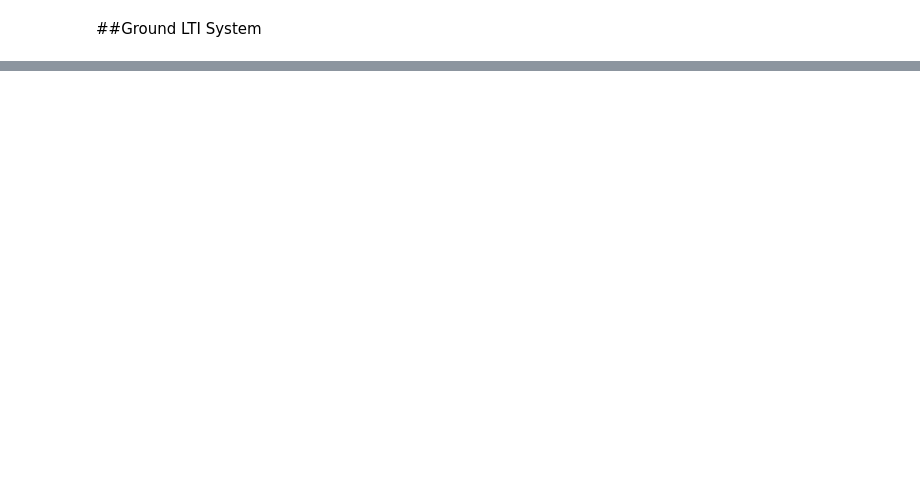
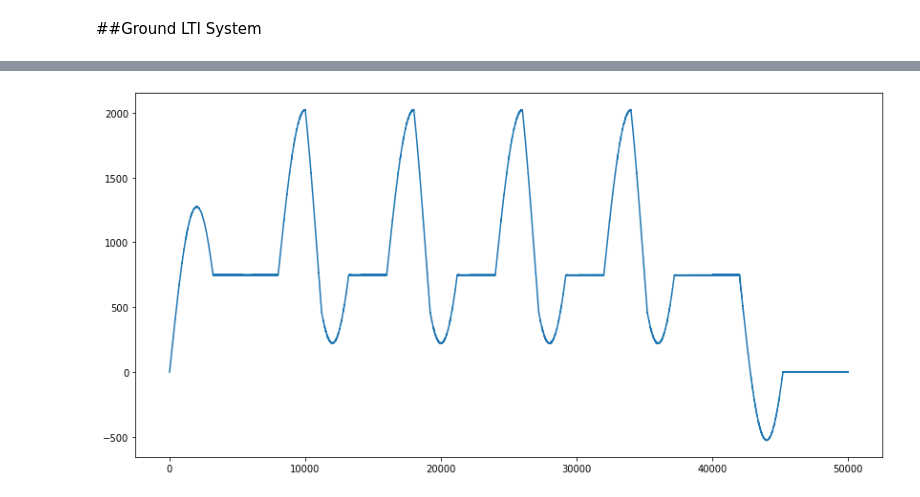
Before and after one commit to psukphranee/Python, a Jupyter notebook: SAR_Scratch_4.ipynb, the cells around one changed output, grey strips where cells are left out. Saved outputs shown, nothing was run; the diff lists cells and outputs as text; code cells hidden in the pictures; blank space fills up the shorter version.

```diff
--- a/SAR_Scratch_4.ipynb
+++ b/SAR_Scratch_4.ipynb
@@ -224,0 +271,21 @@ g = g*d_tau
+# %%
+#padding
+padding = np.zeros((1, n_g)).reshape(1,-1)
+pulse_padded = np.concatenate((padding, pulse, padding), axis=1)
+
+#convolution matrix flip
+Convolution_Matrix_flipped = np.flip(Convolution_Matrix)
+
+#
+reflection = np.zeros((1, pulse_padded.shape[1]-n_g))
+
+for i in range(pulse_padded.shape[1]-n_g):
+  pass
+  #print(pulse_padded[0,i:i+n_g].shape)
+  reflection[0,i] = np.matmul(Convolution_Matrix_flipped, pulse_padded[0,i:n_g+i].transpose())[0]
+# %%
+plt.figure(figsize=(14,7))
+plt.plot(reflection[0,:])
+plt.show()
+# %% [output]
+[figure, added]
```
Also changed, not shown: parts of 11 cells of this notebook.
